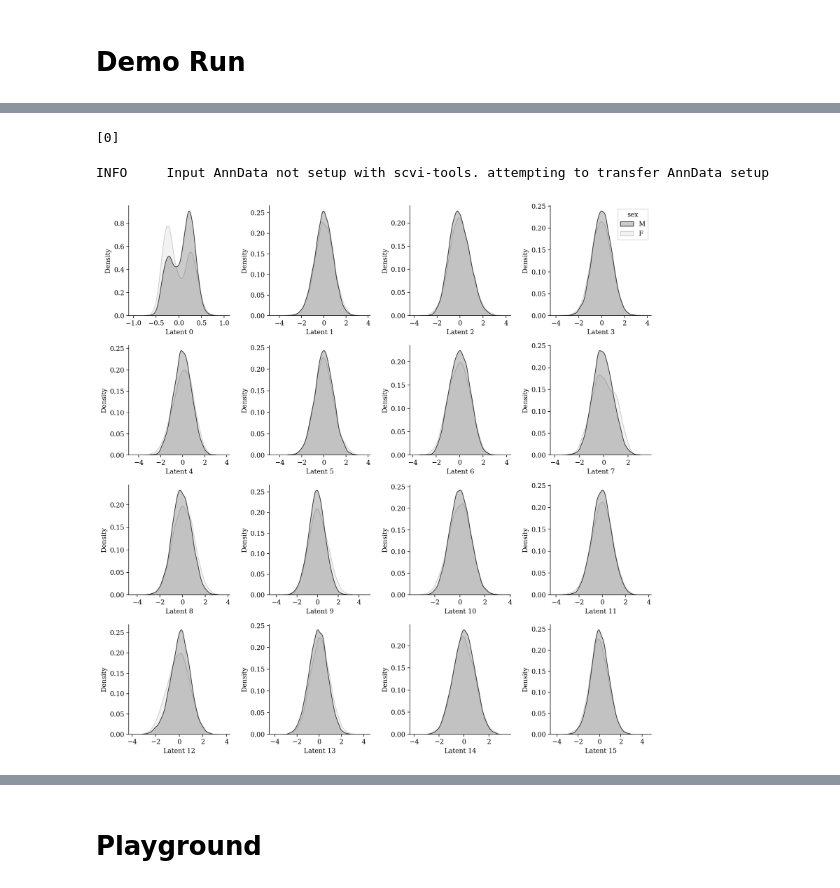
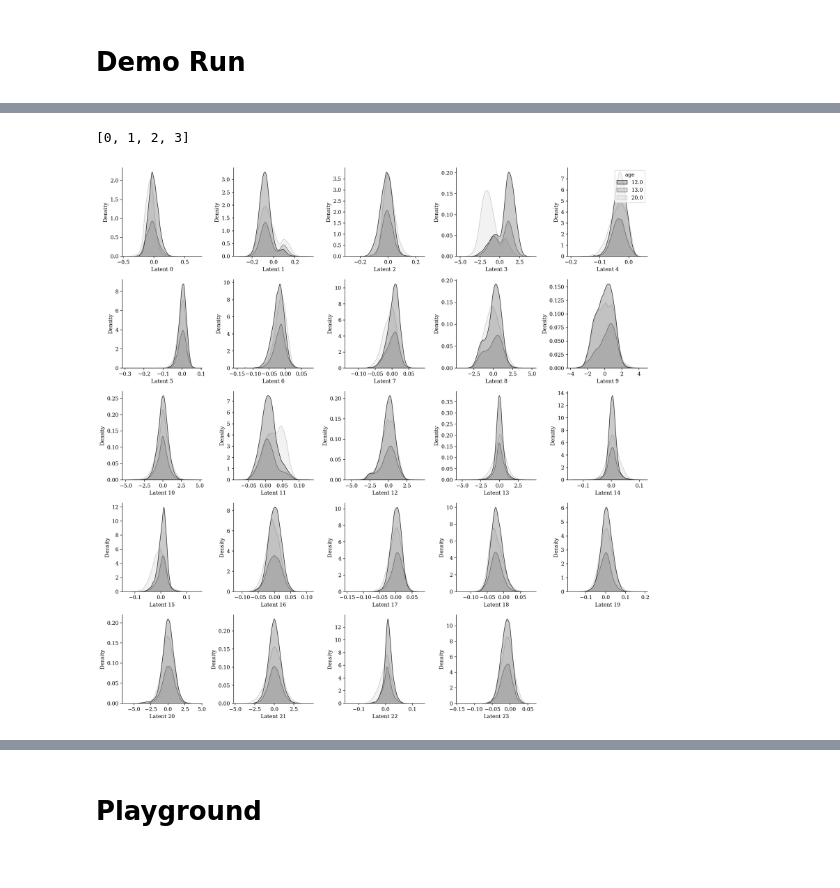
Before and after one commit to theislab/tardis, a Jupyter notebook: notebooks/run.ipynb, the cells around one changed output, grey strips where cells are left out. Cells and saved outputs as stored; diff of their text form; code cells hidden in the pictures.

Commit message:
Dataloader & Config updated

```diff
--- a/notebooks/run.ipynb
+++ b/notebooks/run.ipynb
@@ -24,9 +24,9 @@ sys.path.append(str(Path(os.getcwd()).resolve().parents[0]))
 
 import tardis
 
-local_run = False
+local_run = True
 if local_run:
     tardis.config = tardis.config_local
 else:
     tardis.config = tardis.config_server
-print(f"CUDA used: {torch.cuda.is_available()}")
+# print(f"CUDA used: {torch.cuda.is_available()}")
@@ -35,5 +33,5 @@ CUDA used: True
 # %%
-adata_file_path = os.path.join(tardis.config.io_directories["processed"], "dataset_subset_sex_2.h5ad")
+adata_file_path = os.path.join(tardis.config.io_directories["processed"], "dataset_subset_age_sex_1.h5ad")
 assert os.path.isfile(adata_file_path), f"File not already exist: `{adata_file_path}`"
 adata = ad.read_h5ad(adata_file_path)
 adata.shape
@@ -42,4 +40,5 @@ adata.shape
 # %%
 sc.pp.filter_cells(adata, min_genes=10, inplace=True)
+adata.obs["age"] = adata.obs["age"].astype("str").astype("category")
 adata.shape
 # %% [output]
@@ -166,15 +166,14 @@ vae.plot_training_history(
 # %%
 from tardis._disentenglementtargetmanager import DisentenglementTargetManager
-DisentenglementTargetManager.configurations.get_by_obs_key("sex").reserved_latent_indices
+DisentenglementTargetManager.configurations.get_by_obs_key("age").reserved_latent_indices
 # %% [output]
-[0]
+[0, 1, 2, 3]
 # %%
 vae.plot_latent_kde(
     adata_obs=adata.obs,
-    target_obs_key="sex",
+    target_obs_key="age",
     latent_representation=vae.get_latent_representation(),
     latent_dim_of_interest=None
 )
 # %% [output]
-INFO     Input AnnData not setup with scvi-tools. attempting to transfer AnnData setup
-[figure, old version]
+[figure, new version]
```
Also changed, not shown: parts of 13 cells of this notebook, 9 other files.
